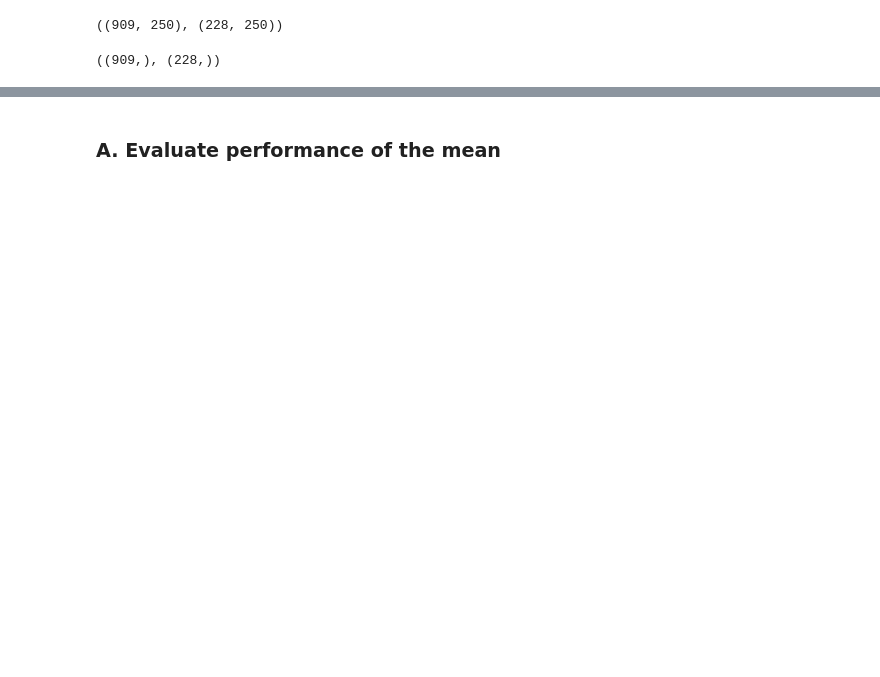
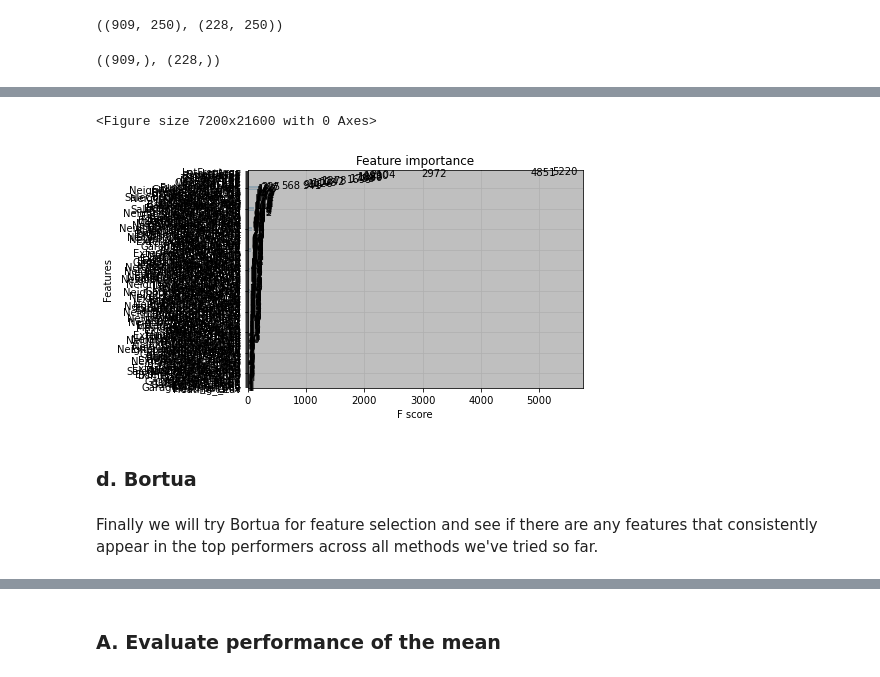
Before and after one commit to nroller28/CapstoneTwo, a Jupyter notebook: Modeling - Capstone Two - NRoller.ipynb, the cells around one changed output, grey strips where cells are left out. Saved outputs shown, nothing was run; the diff lists cells and outputs as text; code cells hidden in the pictures; blank space fills up the shorter version.

```diff
--- a/Modeling - Capstone Two - NRoller.ipynb
+++ b/Modeling - Capstone Two - NRoller.ipynb
@@ -67,0 +293,9 @@ y_train.shape, y_test.shape
+# %%
+from xgboost import XGBRegressor
+from xgboost import plot_importance
+
+# fit model to training data
+xgb_model = XGBRegressor(n_estimators=1000, max_depth=7, eta=0.1, subsample=0.7, colsample_bytree=0.8)
+xgb_model.fit(X_train, y_train)
+
+pd.Series(xgb_model.feature_importances_, index=X_train.columns).sort_values(ascending=False)
@@ -67,0 +320,12 @@ y_train.shape, y_test.shape
+# %%
+# plot feature importance
+plt.figure(figsize=(100,300))
+plot_importance(xgb_model)
+plt.show()
+# %% [output]
+<Figure size 7200x21600 with 0 Axes>
+[figure, added]
+# %% [markdown]
+### d. Bortua
+# %% [markdown]
+Finally we will try Bortua for feature selection and see if there are any features that consistently appear in the top performers across all methods we've tried so far.
```
Also changed, not shown: parts of 126 cells of this notebook, 1 other file.
